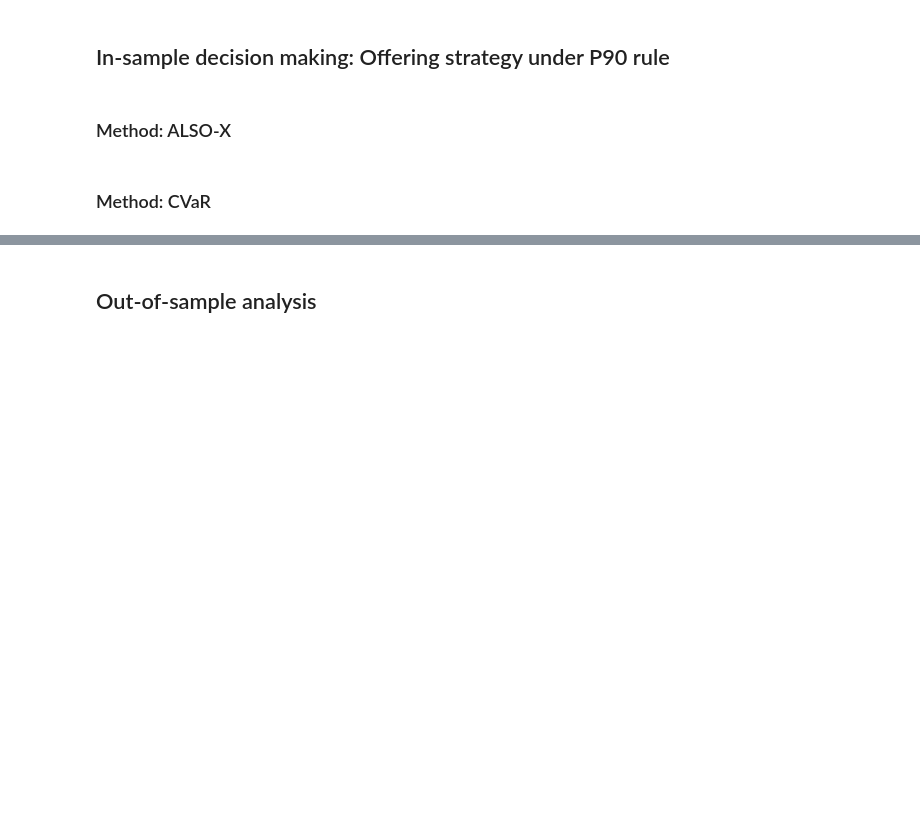
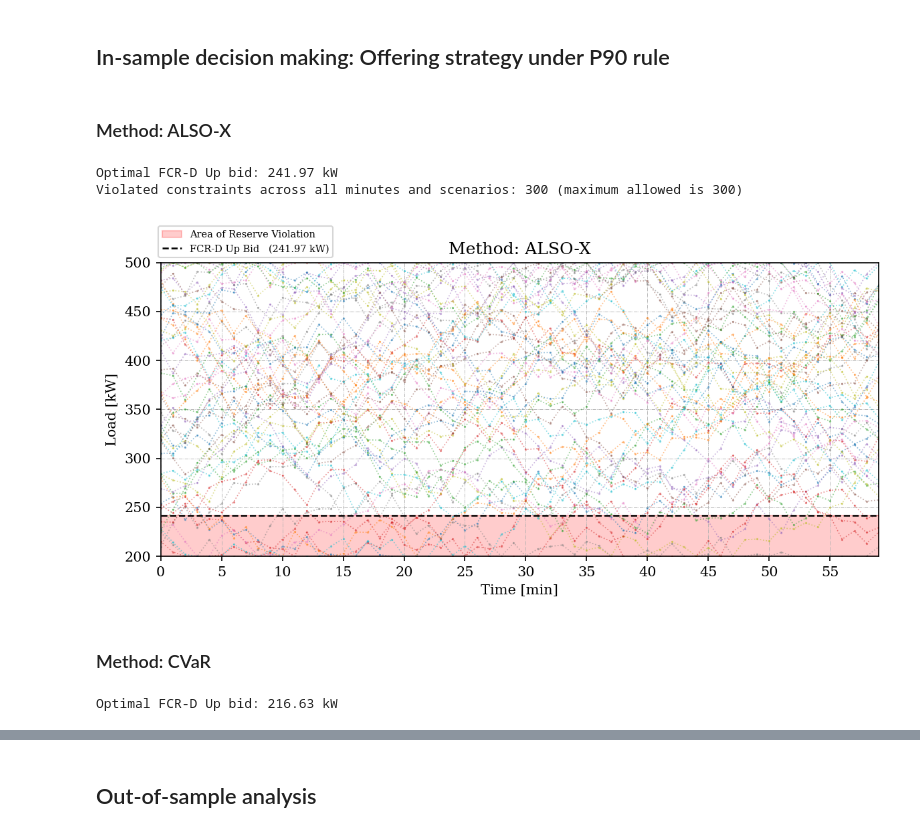
Before and after one commit to Hvid1999/46755, a Jupyter notebook: Assignment 2/task_2.ipynb, the cells around one changed output, grey strips where cells are left out. Saved outputs shown, nothing was run; the diff lists cells and outputs as text; code cells hidden in the pictures; blank space fills up the shorter version.

```diff
--- a/Assignment 2/task_2.ipynb
+++ b/Assignment 2/task_2.ipynb
@@ -114,7 +116,7 @@ m.setParam('OutputFlag', 0)
 
 #============= Variables =============
 p_bid_UP = m.addVar(lb=0, ub=gb.GRB.INFINITY, name="p_bid_UP")  # day-ahead upwards reserve bid
-y = m.addVars(MINUTES, OMEGA, type=gb.GRB.BINARY, name="y")  # binary variable ALSO-X
+y = m.addVars(MINUTES, OMEGA, vtype=gb.GRB.BINARY, name="y")  # binary variable ALSO-X
 
 #============= Objective function =============
 # Define objective function
@@ -138,10 +140,43 @@ m.optimize()
 #============= Results =============
 
 if m.status == gb.GRB.OPTIMAL:
-    print('Optimal objective value: %g' % m.objVal)
-    print('Optimal solution:')
-    for v in m.getVars():
-        print('%s = %g' % (v.varName, v.x))
+    p_bid_UP_alsoX = p_bid_UP.x
+    print('Optimal FCR-D Up bid: %.2f kW' % p_bid_UP.x)
+
+    print('Violated constraints across all minutes and scenarios: %d (maximum allowed is %d)' % (sum(y[t,w].x for t in range(MINUTES) for w in range(OMEGA)), 0.10 * MINUTES * OMEGA))
+else:
+    print('No solution found. Status code: %d' % m.status)
+# %% [output]
+Optimal FCR-D Up bid: 241.97 kW
+Violated constraints across all minutes and scenarios: 300 (maximum allowed is 300)
+# %%
+fig = plt.figure(figsize=(8, 4), dpi=150)
+
+plt.fill_between(np.arange(0,60), p_bid_UP_alsoX, color='red', alpha=0.2, label='Area of Reserve Violation')
+
+for i in range(OMEGA):
+    plt.plot(scenarios[i], alpha=0.5, linewidth=0.8, linestyle=':', marker='o', markersize=0.6)
+
+plt.axhline(y=p_bid_UP_alsoX, color='black', linestyle='--', label='FCR-D Up Bid   (%.2f kW)' % p_bid_UP.x, linewidth=1.2)
+
+plt.margins(x=0)
+plt.xlabel('Time [min]')
+plt.ylabel('Load [kW]')
+plt.tight_layout()
+plt.ylim([MIN_LOAD, MAX_LOAD])
+plt.xticks(np.arange(0, 60, 5))
+plt.legend(loc = 'lower left', bbox_to_anchor=(-0.01, 1.0), fontsize=7)
+plt.title('Method: ALSO-X')
+
+plt.gca().spines[['right','top']].set_visible(True)
+
+fig.tight_layout()
+
+#plt.savefig('Figures/FCR_reserves_ALSO-X_IN-sample.png', dpi=300)
+
+plt.show()
+# %% [output]
+[figure, added]
 # %% [markdown]
 ### Method: CVaR
 # %%
@@ -170,7 +205,7 @@ m.addConstr(1/(MINUTES * OMEGA) * gb.quicksum(zeta[t,w] for t in range(MINUTES)
 #Limits
 m.addConstr(p_bid_UP >= 0)
 m.addConstr(beta <= 0)
-m.addConstr(beta <= zeta[t,w] for t in range(MINUTES) for w in range(OMEGA))
+m.addConstrs(beta <= zeta[t,w] for t in range(MINUTES) for w in range(OMEGA))
 
 #============= Display and run model =============
 m.update()
@@ -179,7 +214,9 @@ m.optimize()
 #============= Results =============
 
 if m.status == gb.GRB.OPTIMAL:
-    print('Optimal objective value: %g' % m.objVal)
-    print('Optimal solution:')
-    for v in m.getVars():
-        print('%s = %g' % (v.varName, v.x))
+    p_bid_UP_cvar = p_bid_UP.x
+    print('Optimal FCR-D Up bid: %.2f kW' % p_bid_UP.x)
+else:
+    print('No solution found. Status code: %d' % m.status)
+# %% [output]
+Optimal FCR-D Up bid: 216.63 kW
```
Also changed, not shown: parts of 17 cells of this notebook, 3 other files.
